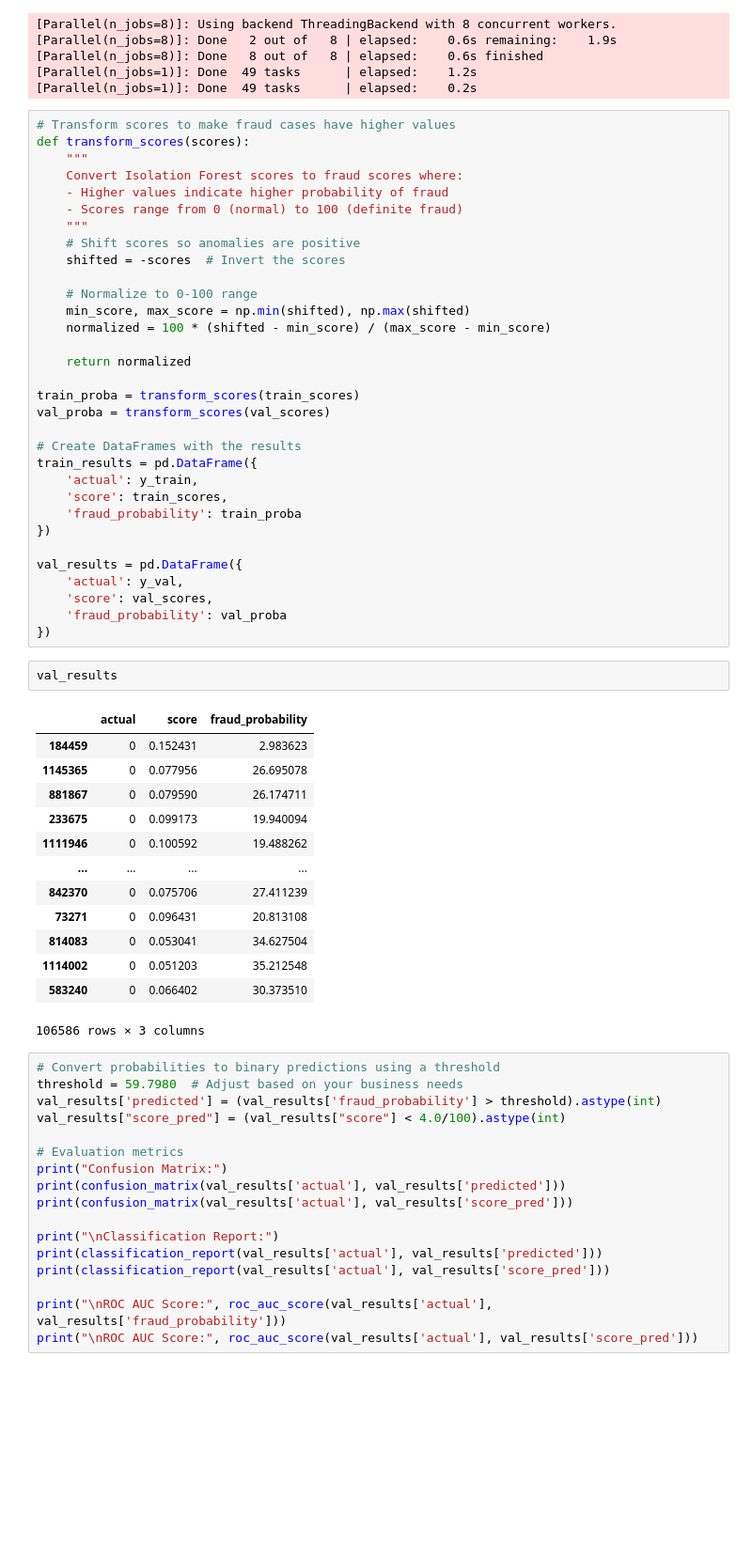
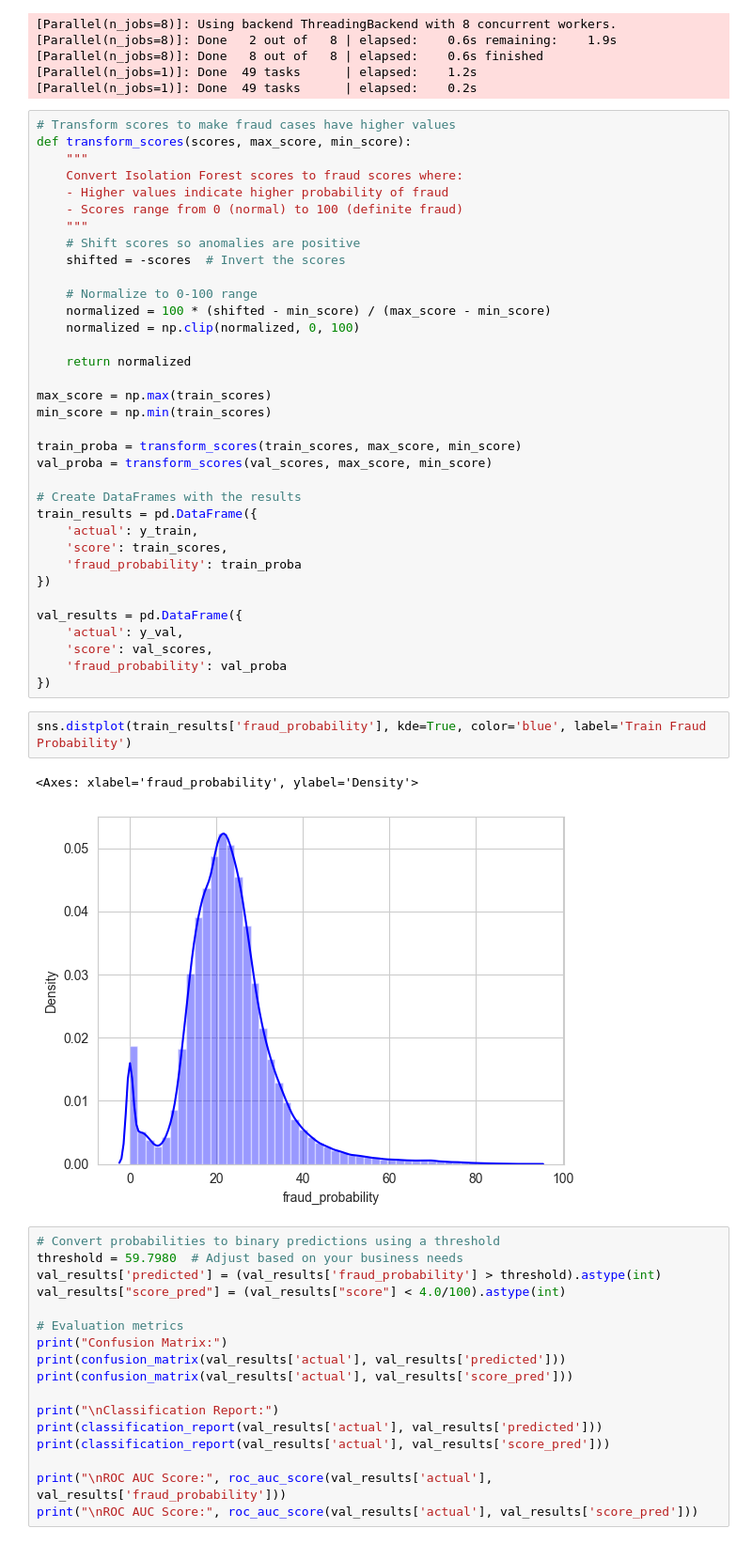
Before and after one commit to AhmedMaherTohmay/fraud-detection, a Jupyter notebook: Notebooks/main.ipynb, the cells around one changed output. Shown at 94% size. Cells and saved outputs as stored; diff of their text form; blank space fills up the shorter version.

Commit message:
updating the transform score problem to handle it properly

```diff
--- a/Notebooks/main.ipynb
+++ b/Notebooks/main.ipynb
@@ -450,7 +450,7 @@ val_scores = iso_forest.decision_function(X_val)
 [Parallel(n_jobs=1)]: Done  49 tasks      | elapsed:    0.2s
 # %%
 # Transform scores to make fraud cases have higher values
-def transform_scores(scores):
+def transform_scores(scores, max_score, min_score):
     """
     Convert Isolation Forest scores to fraud scores where:
     - Higher values indicate higher probability of fraud
@@ -460,13 +460,16 @@ def transform_scores(scores):
     shifted = -scores  # Invert the scores
 
     # Normalize to 0-100 range
-    min_score, max_score = np.min(shifted), np.max(shifted)
     normalized = 100 * (shifted - min_score) / (max_score - min_score)
+    normalized = np.clip(normalized, 0, 100)
 
     return normalized
 
-train_proba = transform_scores(train_scores)
-val_proba = transform_scores(val_scores)
+max_score = np.max(train_scores)
+min_score = np.min(train_scores)
+
+train_proba = transform_scores(train_scores, max_score, min_score)
+val_proba = transform_scores(val_scores, max_score, min_score)
 
 # Create DataFrames with the results
 train_results = pd.DataFrame({
@@ -480,22 +483,11 @@ val_results = pd.DataFrame({
     'score': val_scores,
     'fraud_probability': val_proba
 })
-# %%
-val_results
-# %% [output]
-|  | actual | score | fraud_probability |
-| 184459 | 0 | 0.152431 | 2.983623 |
-| 1145365 | 0 | 0.077956 | 26.695078 |
-| 881867 | 0 | 0.079590 | 26.174711 |
-| 233675 | 0 | 0.099173 | 19.940094 |
-| 1111946 | 0 | 0.100592 | 19.488262 |
-| ... | ... | ... | ... |
-| 842370 | 0 | 0.075706 | 27.411239 |
-| 73271 | 0 | 0.096431 | 20.813108 |
-| 814083 | 0 | 0.053041 | 34.627504 |
-| 1114002 | 0 | 0.051203 | 35.212548 |
-| 583240 | 0 | 0.066402 | 30.373510 |
-106586 rows × 3 columns
+# %%
+sns.distplot(train_results['fraud_probability'], kde=True, color='blue', label='Train Fraud Probability')
+# %% [output]
+<Axes: xlabel='fraud_probability', ylabel='Density'>
+[figure, added]
 # %%
 # Convert probabilities to binary predictions using a threshold
 threshold = 59.7980  # Adjust based on your business needs
```
Also changed, not shown: 5 other files.
